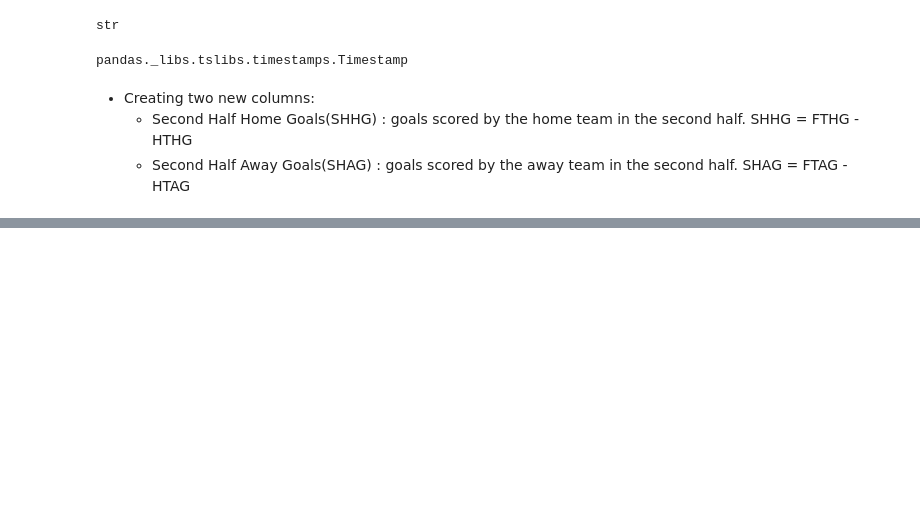
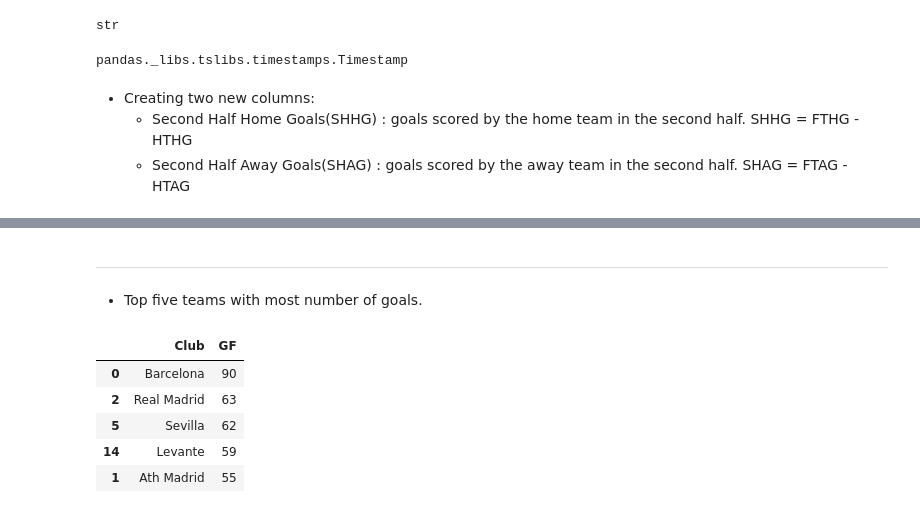
Before and after one commit to Slothfulwave612/La_Liga_2018_19, a Jupyter notebook: La_Liga_2018_19.ipynb, the cells around one changed output, grey strips where cells are left out. Saved outputs shown, nothing was run; the diff lists cells and outputs as text; code cells hidden in the pictures; blank space fills up the shorter version.

```diff
--- a/La_Liga_2018_19.ipynb
+++ b/La_Liga_2018_19.ipynb
@@ -236,0 +358,14 @@ laliga.head(10)
+# %% [markdown]
+---
+
+* Top five teams with most number of goals.
+# %%
+## use sort_values on GF
+league_table_df.sort_values(by='GF', ascending=False)[:5][['Club', 'GF']]
+# %% [output]
+|  | Club | GF |
+| 0 | Barcelona | 90 |
+| 2 | Real Madrid | 63 |
+| 5 | Sevilla | 62 |
+| 14 | Levante | 59 |
+| 1 | Ath Madrid | 55 |
```
Also changed, not shown: parts of 28 cells of this notebook, 1 other file.
